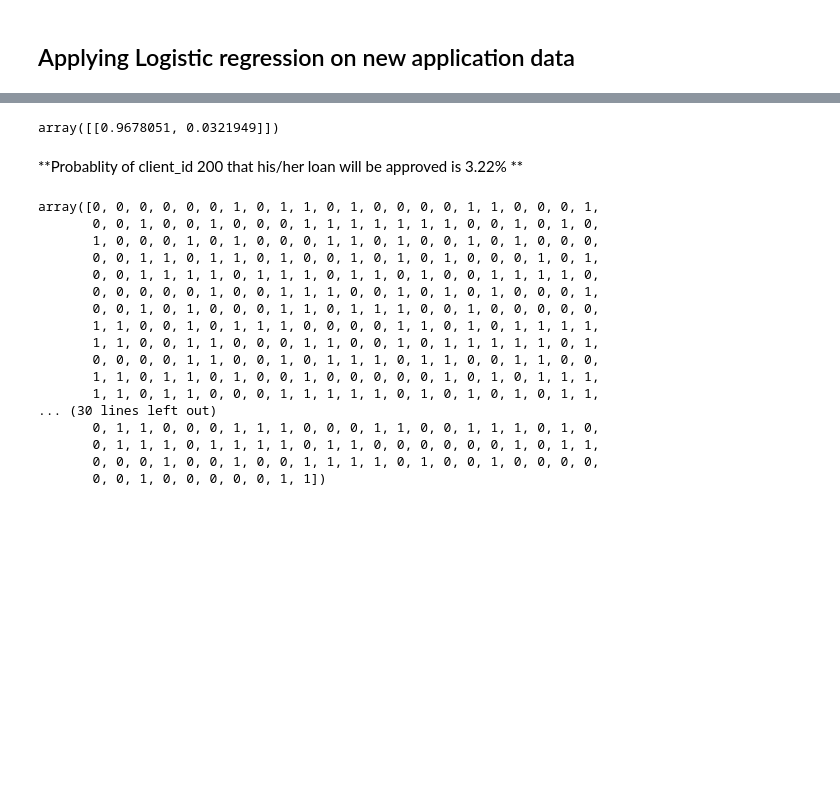
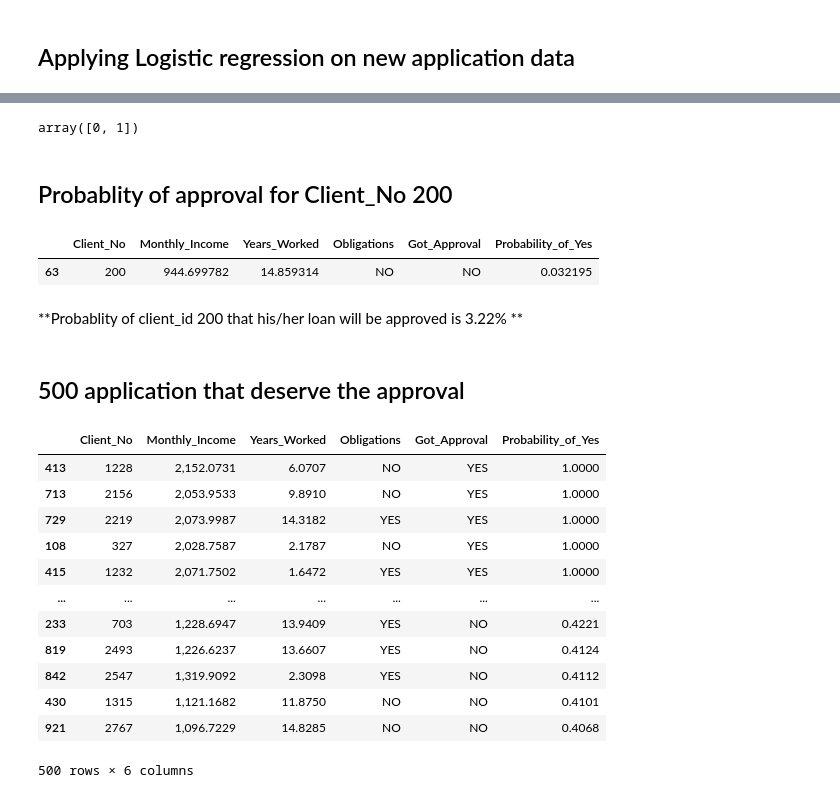
Before and after one commit to poddardelhi/Credit_modeller, a Jupyter notebook: Credit_Analysis.ipynb, the cells around one changed output, grey strips where cells are left out. Drawn from its saved outputs; the diff is of its cells as text; code cells hidden in the pictures; blank space fills up the shorter version.

```diff
--- a/Credit_Analysis.ipynb
+++ b/Credit_Analysis.ipynb
@@ -538,33 +549,43 @@ df_predict_clean
 # %%
 new_app_LR = logistic_reg.predict(df_predict_clean[['Monthly_Income','Years_Worked', 'Obligations']])
+# %%
+logistic_reg.classes_
+# %% [output]
+array([0, 1])
+# %%
+prob_yes= logistic_reg.predict_proba(df_predict_clean[['Monthly_Income','Years_Worked','Obligations']])[:,1]
 # %%
-df_new_app_LR = pd.concat([df_predict, pd.DataFrame(new_app_LR, columns=['Got_Approval'])], axis=1)
+df_new_app_LR = pd.concat([df_predict, pd.DataFrame(new_app_LR, columns=['Got_Approval']), pd.DataFrame(prob_yes, columns=['Probability_of_Yes'])], axis=1)
 df_new_app_LR_prob = pd.concat([df_predict_clean, pd.DataFrame(new_app_LR, columns=['Got_Approval'])], axis=1)
 # %%
 df_new_app_LR['Got_Approval'] = df_new_app_LR['Got_Approval'].map({1:'YES', 0:'NO'})
-# %%
-logistic_reg.predict_proba(df_new_app_LR_prob.loc[df_new_app_LR_prob['Client_No']==200][['Monthly_Income','Years_Worked','Obligations']])
-# %% [output]
-array([[0.9678051, 0.0321949]])
+# %% [markdown]
+## Probablity of approval for Client_No 200
+# %%
+df_new_app_LR.loc[df_new_app_LR['Client_No']==200]
+# %% [output]
+|  | Client_No | Monthly_Income | Years_Worked | Obligations | Got_Approval | Probability_of_Yes |
+| 63 | 200 | 944.699782 | 14.859314 | NO | NO | 0.032195 |
 # %% [markdown]
 **Probablity of client_id 200 that his/her loan will be approved is 3.22% **
-# %%
-predict_probability.argmax(axis=1)
-# %% [output]
-array([0, 0, 0, 0, 0, 0, 1, 0, 1, 1, 0, 1, 0, 0, 0, 0, 1, 1, 0, 0, 0, 1,
-       0, 0, 1, 0, 0, 1, 0, 0, 0, 1, 1, 1, 1, 1, 1, 1, 0, 0, 1, 0, 1, 0,
-       1, 0, 0, 0, 1, 0, 1, 0, 0, 0, 1, 1, 0, 1, 0, 0, 1, 0, 1, 0, 0, 0,
-       0, 0, 1, 1, 0, 1, 1, 0, 1, 0, 0, 1, 0, 1, 0, 1, 0, 0, 0, 1, 0, 1,
-       0, 0, 1, 1, 1, 1, 0, 1, 1, 1, 0, 1, 1, 0, 1, 0, 0, 1, 1, 1, 1, 0,
-       0, 0, 0, 0, 0, 1, 0, 0, 1, 1, 1, 0, 0, 1, 0, 1, 0, 1, 0, 0, 0, 1,
-       0, 0, 1, 0, 1, 0, 0, 0, 1, 1, 0, 1, 1, 1, 0, 0, 1, 0, 0, 0, 0, 0,
-       1, 1, 0, 0, 1, 0, 1, 1, 1, 0, 0, 0, 0, 1, 1, 0, 1, 0, 1, 1, 1, 1,
-       1, 1, 0, 0, 1, 1, 0, 0, 0, 1, 1, 0, 0, 1, 0, 1, 1, 1, 1, 1, 0, 1,
-       0, 0, 0, 0, 1, 1, 0, 0, 1, 0, 1, 1, 1, 0, 1, 1, 0, 0, 1, 1, 0, 0,
-       1, 1, 0, 1, 1, 0, 1, 0, 0, 1, 0, 0, 0, 0, 0, 1, 0, 1, 0, 1, 1, 1,
-       1, 1, 0, 1, 1, 0, 0, 0, 1, 1, 1, 1, 1, 0, 1, 0, 1, 0, 1, 0, 1, 1,
-... (30 lines left out)
-       0, 1, 1, 0, 0, 0, 1, 1, 1, 0, 0, 0, 1, 1, 0, 0, 1, 1, 1, 0, 1, 0,
-       0, 1, 1, 1, 0, 1, 1, 1, 1, 0, 1, 1, 0, 0, 0, 0, 0, 0, 1, 0, 1, 1,
-       0, 0, 0, 1, 0, 0, 1, 0, 0, 1, 1, 1, 1, 0, 1, 0, 0, 1, 0, 0, 0, 0,
-       0, 0, 1, 0, 0, 0, 0, 0, 1, 1])
+# %% [markdown]
+## 500 application that deserve the approval
+# %%
+pd.options.display.float_format = '{:20,.4f}'.format
+# %%
+df_500_new_app = df_new_app_LR.sort_values(by='Probability_of_Yes', ascending= False)
+df_500_new_app.head(500)
+# %% [output]
+|  | Client_No | Monthly_Income | Years_Worked | Obligations | Got_Approval | Probability_of_Yes |
+| 413 | 1228 | 2,152.0731 | 6.0707 | NO | YES | 1.0000 |
+| 713 | 2156 | 2,053.9533 | 9.8910 | NO | YES | 1.0000 |
+| 729 | 2219 | 2,073.9987 | 14.3182 | YES | YES | 1.0000 |
+| 108 | 327 | 2,028.7587 | 2.1787 | NO | YES | 1.0000 |
+| 415 | 1232 | 2,071.7502 | 1.6472 | YES | YES | 1.0000 |
+| ... | ... | ... | ... | ... | ... | ... |
+| 233 | 703 | 1,228.6947 | 13.9409 | YES | NO | 0.4221 |
+| 819 | 2493 | 1,226.6237 | 13.6607 | YES | NO | 0.4124 |
+| 842 | 2547 | 1,319.9092 | 2.3098 | YES | NO | 0.4112 |
+| 430 | 1315 | 1,121.1682 | 11.8750 | NO | NO | 0.4101 |
+| 921 | 2767 | 1,096.7229 | 14.8285 | NO | NO | 0.4068 |
+500 rows × 6 columns
```
Also changed, not shown: parts of 3 cells of this notebook.
